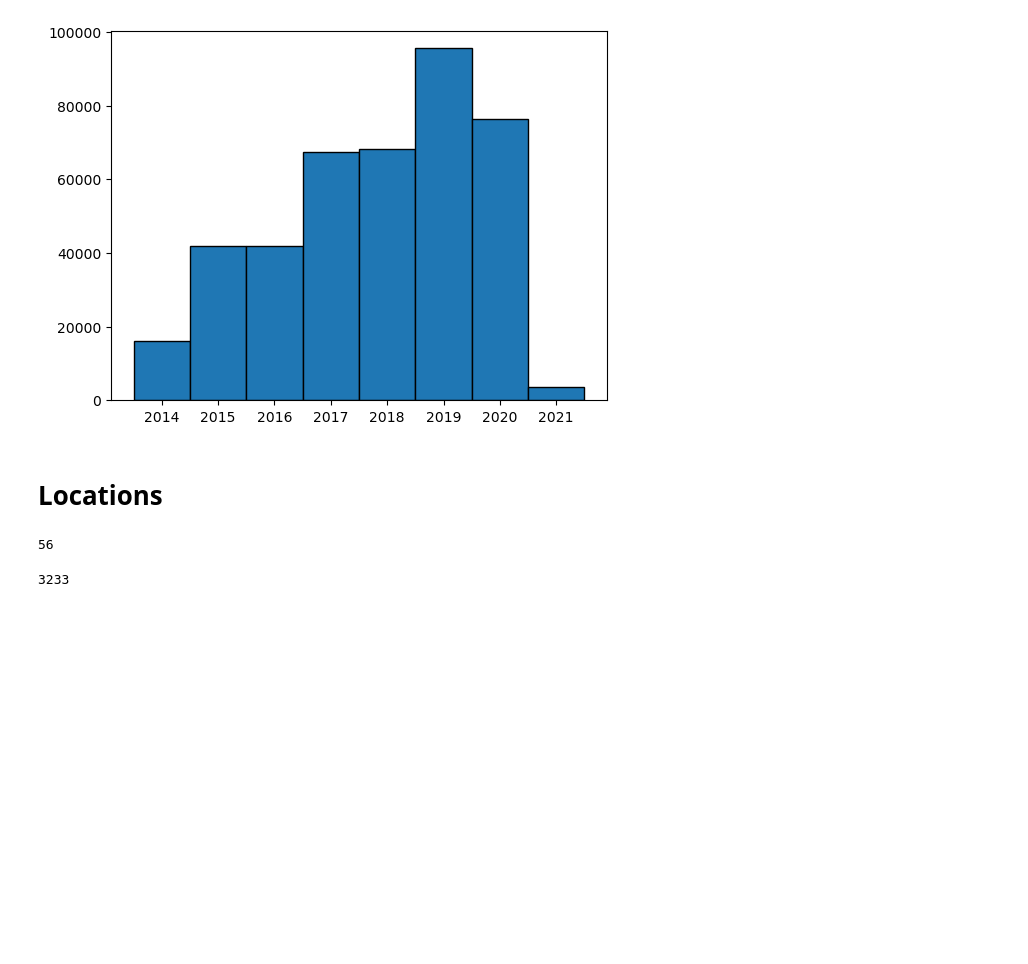
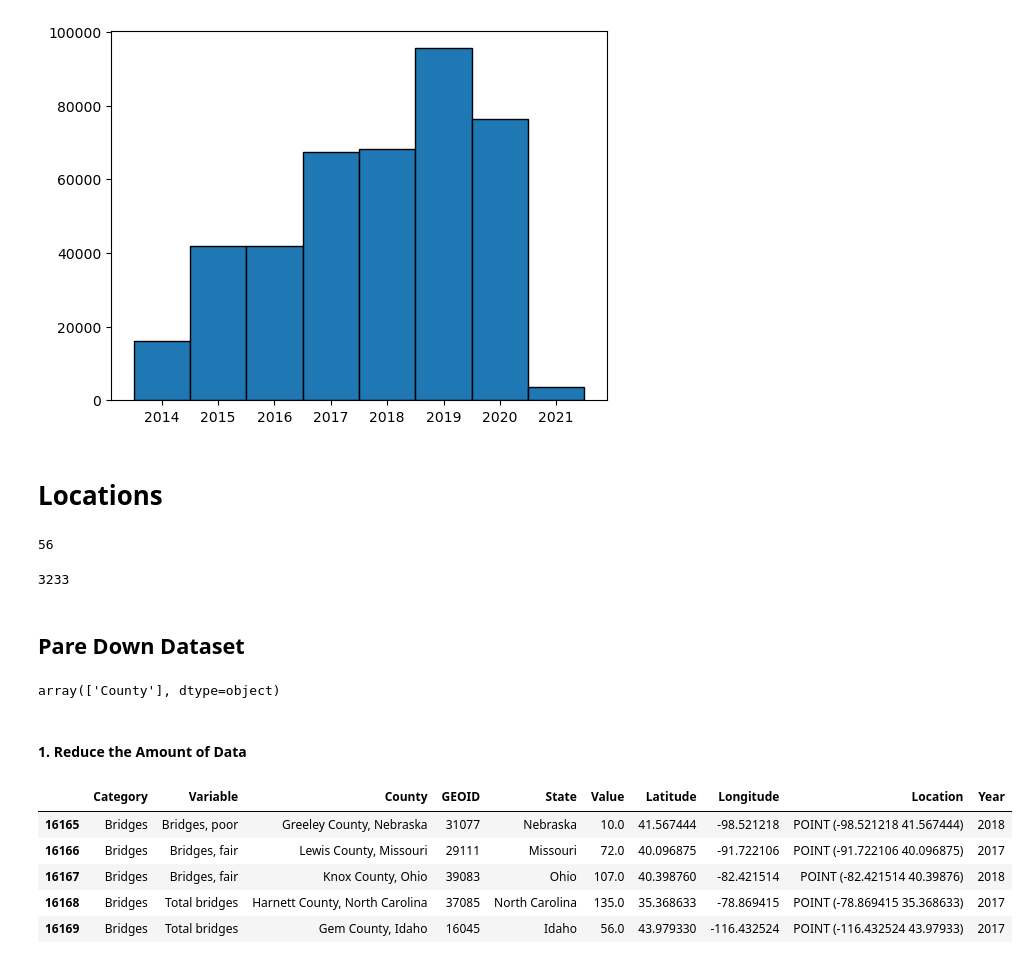
Before and after one commit to rpi11/DSAN5200-final_project, a Jupyter notebook: FinalProject/RICH/eda.ipynb, the cells around one changed output. Drawn from its saved outputs; the diff is of its cells as text; code cells hidden in the pictures; blank space fills up the shorter version.

```diff
--- a/FinalProject/RICH/eda.ipynb
+++ b/FinalProject/RICH/eda.ipynb
@@ -104,3 +109,22 @@ counties = sorted(list(df["County"].unique()))
 len(counties)
 # %% [output]
 3233
+# %% [markdown]
+## Pare Down Dataset
+# %%
+df["Level"].unique()
+# %% [output]
+array(['County'], dtype=object)
+# %% [markdown]
+#### 1. Reduce the Amount of Data
+# %%
+cleaned = df[df["Category"].isin(["Bridges", "Business", "Commuting", "Demographics", "Person trips"])].copy()
+cleaned.drop(columns = ["Row-ID","Level","Date","State FIPS","Denominator","Denominator Description"], inplace = True)
+cleaned.head()
+# %% [output]
+|  | Category | Variable | County | GEOID | State | Value | Latitude | Longitude | Location | Year |
+| 16165 | Bridges | Bridges, poor | Greeley County, Nebraska | 31077 | Nebraska | 10.0 | 41.567444 | -98.521218 | POINT (-98.521218 41.567444) | 2018 |
+| 16166 | Bridges | Bridges, fair | Lewis County, Missouri | 29111 | Missouri | 72.0 | 40.096875 | -91.722106 | POINT (-91.722106 40.096875) | 2017 |
+| 16167 | Bridges | Bridges, fair | Knox County, Ohio | 39083 | Ohio | 107.0 | 40.398760 | -82.421514 | POINT (-82.421514 40.39876) | 2018 |
+| 16168 | Bridges | Total bridges | Harnett County, North Carolina | 37085 | North Carolina | 135.0 | 35.368633 | -78.869415 | POINT (-78.869415 35.368633) | 2017 |
+| 16169 | Bridges | Total bridges | Gem County, Idaho | 16045 | Idaho | 56.0 | 43.979330 | -116.432524 | POINT (-116.432524 43.97933) | 2017 |
```
Also changed, not shown: parts of 16 cells of this notebook, 13 other files.
